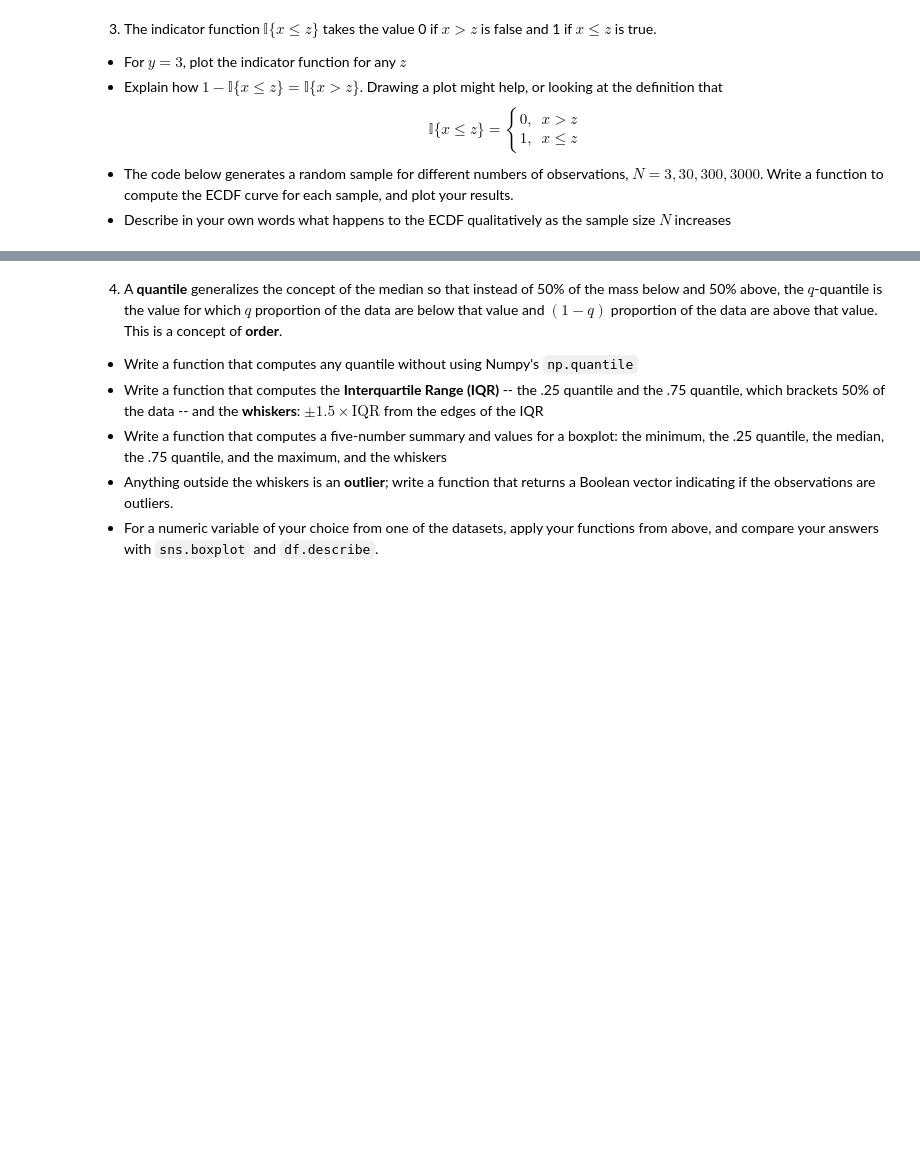
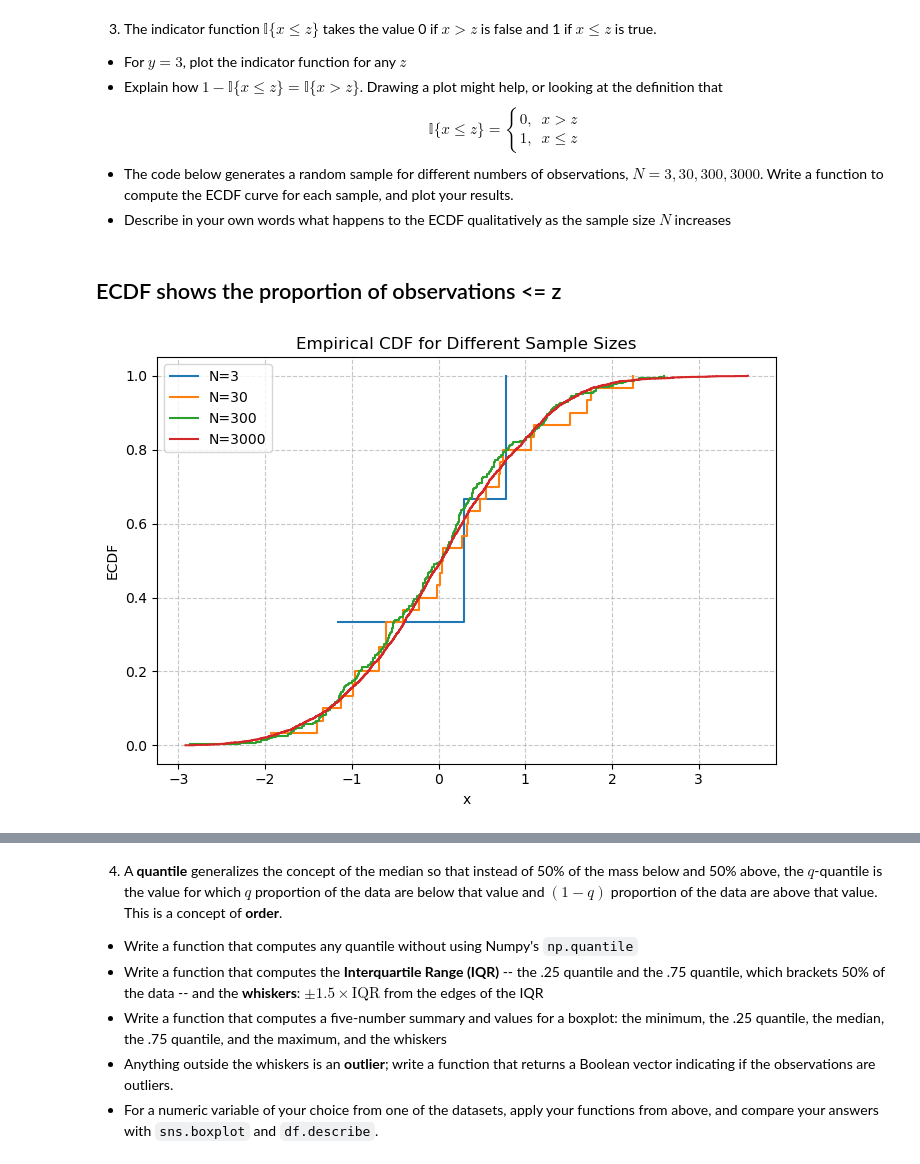
Before and after one commit to vep5ye/Assignment-2, a Jupyter notebook: assignment_2-1.ipynb, the cells around one changed output, grey strips where cells are left out. Saved outputs shown, nothing was run; the diff lists cells and outputs as text; code cells hidden in the pictures; blank space fills up the shorter version.

```diff
--- a/assignment_2-1.ipynb
+++ b/assignment_2-1.ipynb
@@ -148,12 +148,34 @@ $$
 $$
 - The code below generates a random sample for different numbers of observations, $N = 3, 30, 300, 3000 $. Write a function to compute the ECDF curve for each sample, and plot your results.
 - Describe in your own words what happens to the ECDF qualitatively as the sample size $N$ increases
+# %% [markdown]
+## ECDF shows the proportion of observations <= z
 # %%
 import numpy as np
 import seaborn as sns
 
 rng = np.random.default_rng(100)
 
-for N in (3,30,300,3000):
-    X = rng.normal(0,1,N)
-    # ECDF plot goes here:
+def ecdf(sample):
+    x = np.sort(sample)
+    n = len(x)
+    y = np.arange(1, n+1) / n
+    return x, y
+
+plt.figure(figsize=(7, 5))
+
+for N in (3, 30, 300, 3000):
+    X = rng.normal(0, 1, N)
+    x, y = ecdf(X)
+
+    plt.step(x, y, where="post", label=f"N={N}")
+
+plt.xlabel("x")
+plt.ylabel("ECDF")
+plt.title("Empirical CDF for Different Sample Sizes")
+plt.legend()
+plt.grid(True, linestyle="--", alpha=0.7)
+plt.tight_layout()
+plt.show()
+# %% [output]
+[figure, added]
```
Also changed, not shown: parts of 1 cell of this notebook.
